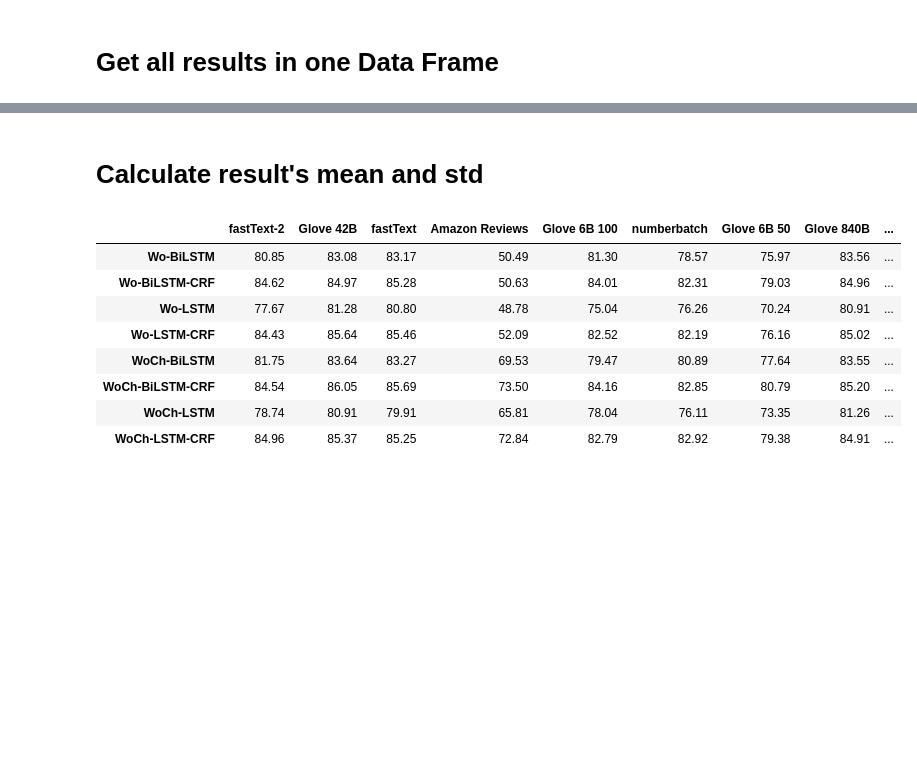
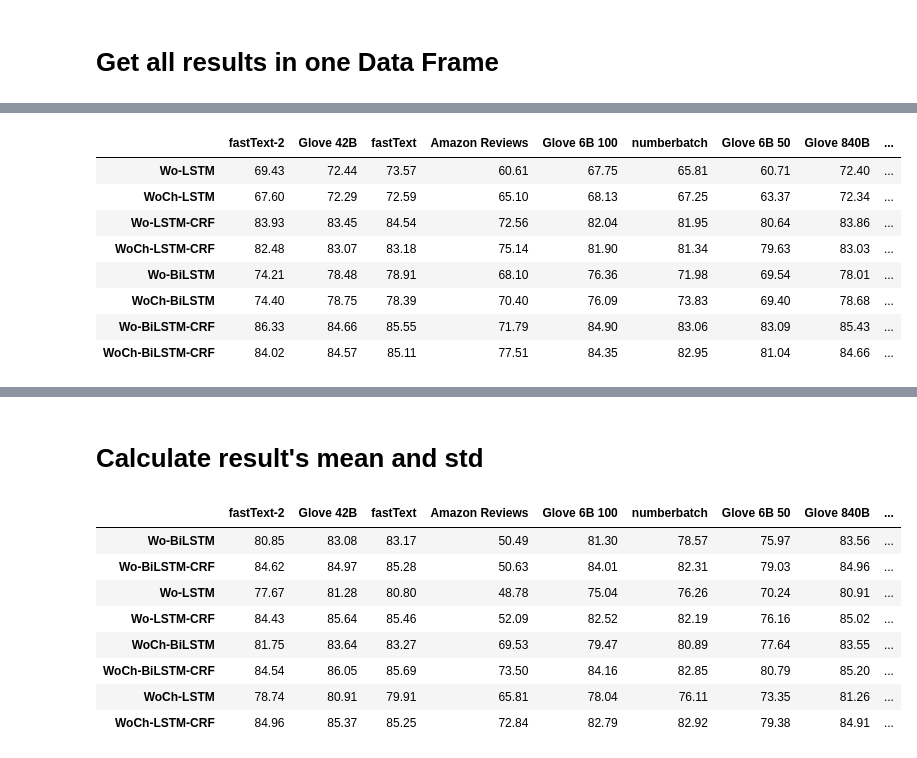
Before and after one commit to laugustyniak/discourse_summarization, a Jupyter notebook: notebooks/datasets/analyze-aspects-results-embeddings-and-datasets.ipynb, the cells around one changed output, grey strips where cells are left out. Drawn from its saved outputs; the diff is of its cells as text; code cells hidden in the pictures; blank space fills up the shorter version.

```diff
--- a/notebooks/datasets/analyze-aspects-results-embeddings-and-datasets.ipynb
+++ b/notebooks/datasets/analyze-aspects-results-embeddings-and-datasets.ipynb
@@ -106,0 +122,26 @@ results_df
+# %%
+results_df_precision = nlp_architect.merge_embeddings_and_architectures_results([
+    nlp_architect.get_models_metric(
+        Path(
+            f'../../../nlp-architect/examples/aspect_extraction/models-oxygen-{str(i)}/models'
+        ), dataset_sub_name, embedding_names, 'precision') for i in range(1, 6)
+])
+
+results_df_recall = nlp_architect.merge_embeddings_and_architectures_results([
+    nlp_architect.get_models_metric(
+        Path(
+            f'../../../nlp-architect/examples/aspect_extraction/models-oxygen-{str(i)}/models'
+        ), dataset_sub_name, embedding_names, 'recall') for i in range(1, 6)
+])
+# %%
+count_mean_and_std_dev_for_each_cell(results_df_precision).reindex(nlp_architect.REINDEX_RESULTS_ORDER)
+# %% [output]
+|  | fastText-2 | Glove 42B | fastText | Amazon Reviews | Glove 6B 100 | numberbatch | Glove 6B 50 | Glove 840B | ... |
+| Wo-LSTM | 69.43 | 72.44 | 73.57 | 60.61 | 67.75 | 65.81 | 60.71 | 72.40 | ... |
+| WoCh-LSTM | 67.60 | 72.29 | 72.59 | 65.10 | 68.13 | 67.25 | 63.37 | 72.34 | ... |
+| Wo-LSTM-CRF | 83.93 | 83.45 | 84.54 | 72.56 | 82.04 | 81.95 | 80.64 | 83.86 | ... |
+| WoCh-LSTM-CRF | 82.48 | 83.07 | 83.18 | 75.14 | 81.90 | 81.34 | 79.63 | 83.03 | ... |
+| Wo-BiLSTM | 74.21 | 78.48 | 78.91 | 68.10 | 76.36 | 71.98 | 69.54 | 78.01 | ... |
+| WoCh-BiLSTM | 74.40 | 78.75 | 78.39 | 70.40 | 76.09 | 73.83 | 69.40 | 78.68 | ... |
+| Wo-BiLSTM-CRF | 86.33 | 84.66 | 85.55 | 71.79 | 84.90 | 83.06 | 83.09 | 85.43 | ... |
+| WoCh-BiLSTM-CRF | 84.02 | 84.57 | 85.11 | 77.51 | 84.35 | 82.95 | 81.04 | 84.66 | ... |
```
Also changed, not shown: parts of 6 cells of this notebook, 1 other file.
